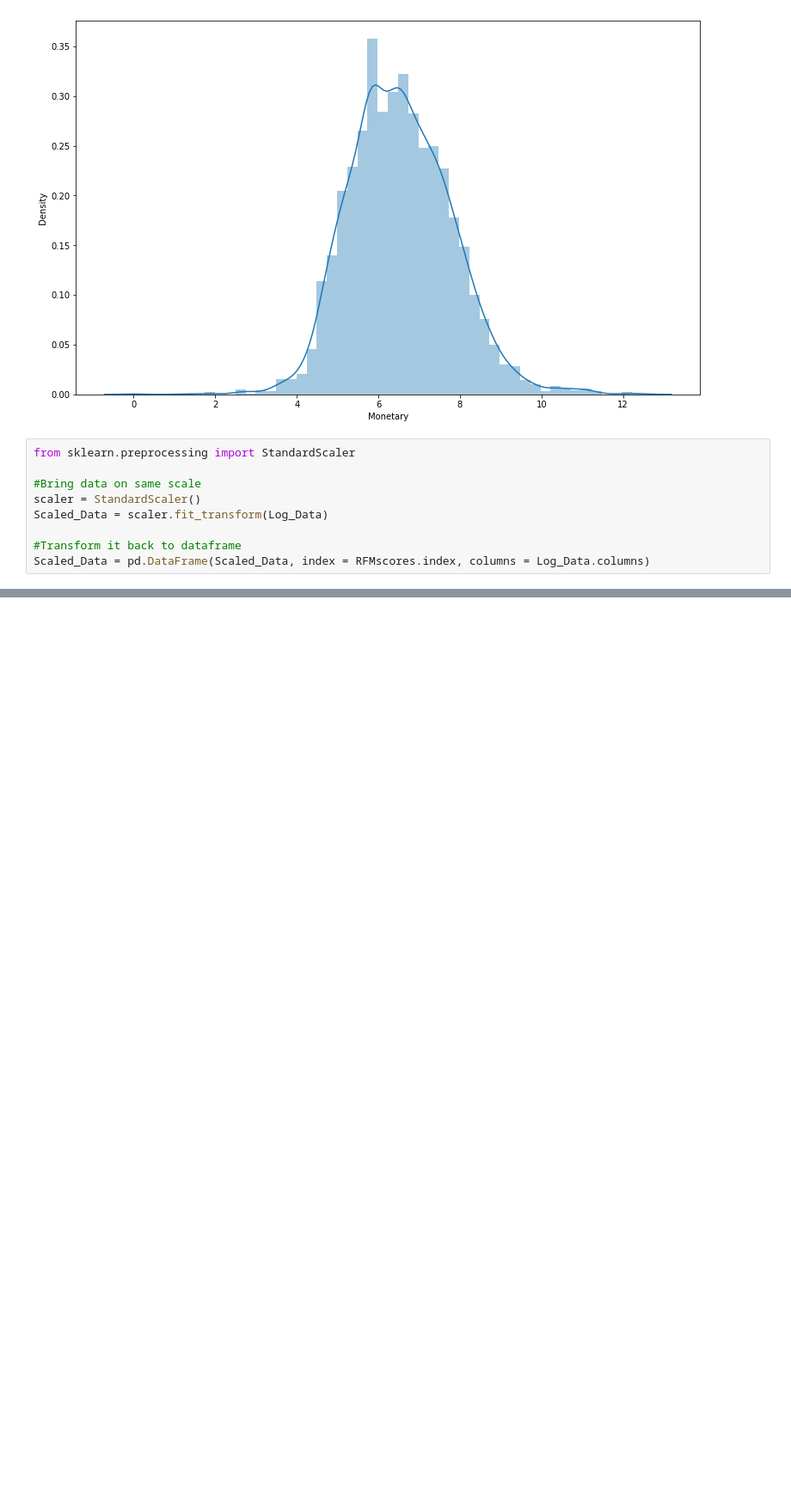
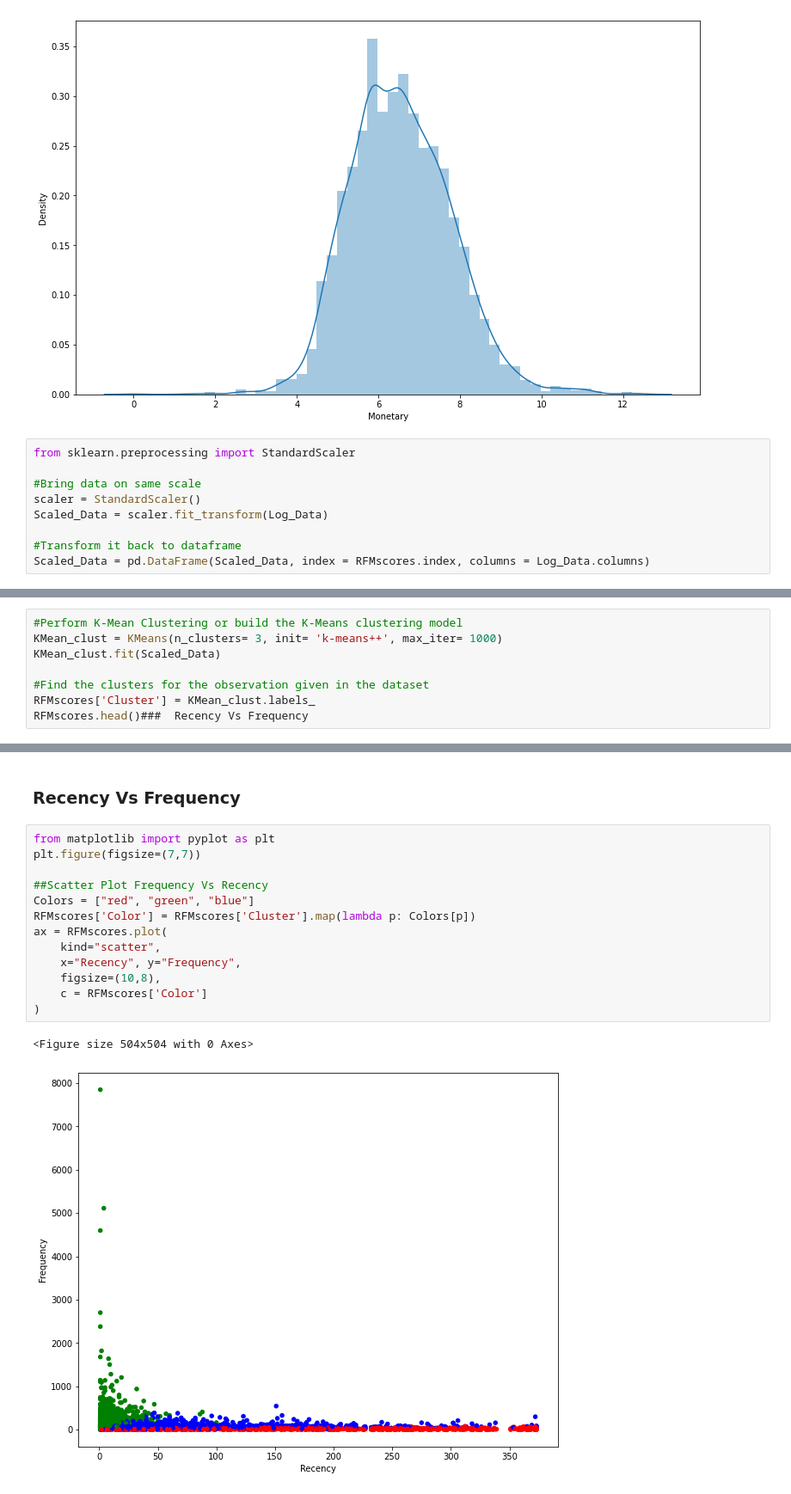
Before and after one commit to Vidhuran-Rajendran/Customer_Segmentation, a Jupyter notebook: Online_Retail_Customer_Segmentation_Capstone_Project.ipynb, the cells around one changed output, grey strips where cells are left out. Shown at 86% size. Drawn from its saved outputs; the diff is of its cells as text; blank space fills up the shorter version.

```diff
--- a/Online_Retail_Customer_Segmentation_Capstone_Project.ipynb
+++ b/Online_Retail_Customer_Segmentation_Capstone_Project.ipynb
@@ -509,0 +580,8 @@ Scaled_Data = pd.DataFrame(Scaled_Data, index = RFMscores.index, columns = Log_D
+# %%
+#Perform K-Mean Clustering or build the K-Means clustering model
+KMean_clust = KMeans(n_clusters= 3, init= 'k-means++', max_iter= 1000)
+KMean_clust.fit(Scaled_Data)
+
+#Find the clusters for the observation given in the dataset
+RFMscores['Cluster'] = KMean_clust.labels_
+RFMscores.head()###  Recency Vs Frequency
@@ -509,0 +596,18 @@ Scaled_Data = pd.DataFrame(Scaled_Data, index = RFMscores.index, columns = Log_D
+# %% [markdown]
+###  Recency Vs Frequency
+# %%
+from matplotlib import pyplot as plt
+plt.figure(figsize=(7,7))
+
+##Scatter Plot Frequency Vs Recency
+Colors = ["red", "green", "blue"]
+RFMscores['Color'] = RFMscores['Cluster'].map(lambda p: Colors[p])
+ax = RFMscores.plot(
+    kind="scatter",
+    x="Recency", y="Frequency",
+    figsize=(10,8),
+    c = RFMscores['Color']
+)
+# %% [output]
+<Figure size 504x504 with 0 Axes>
+[figure, added]
```
Also changed, not shown: parts of 14 cells of this notebook.
